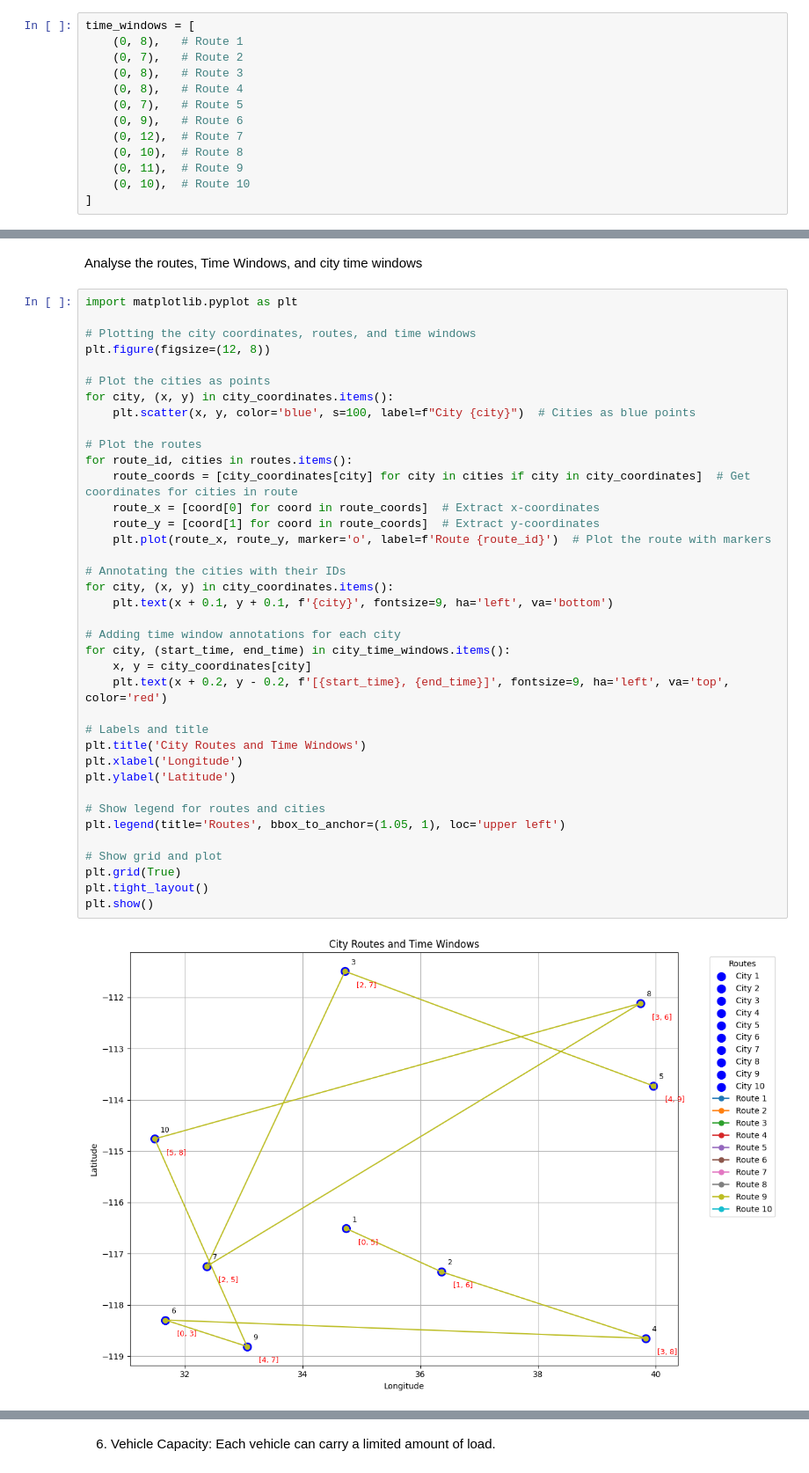
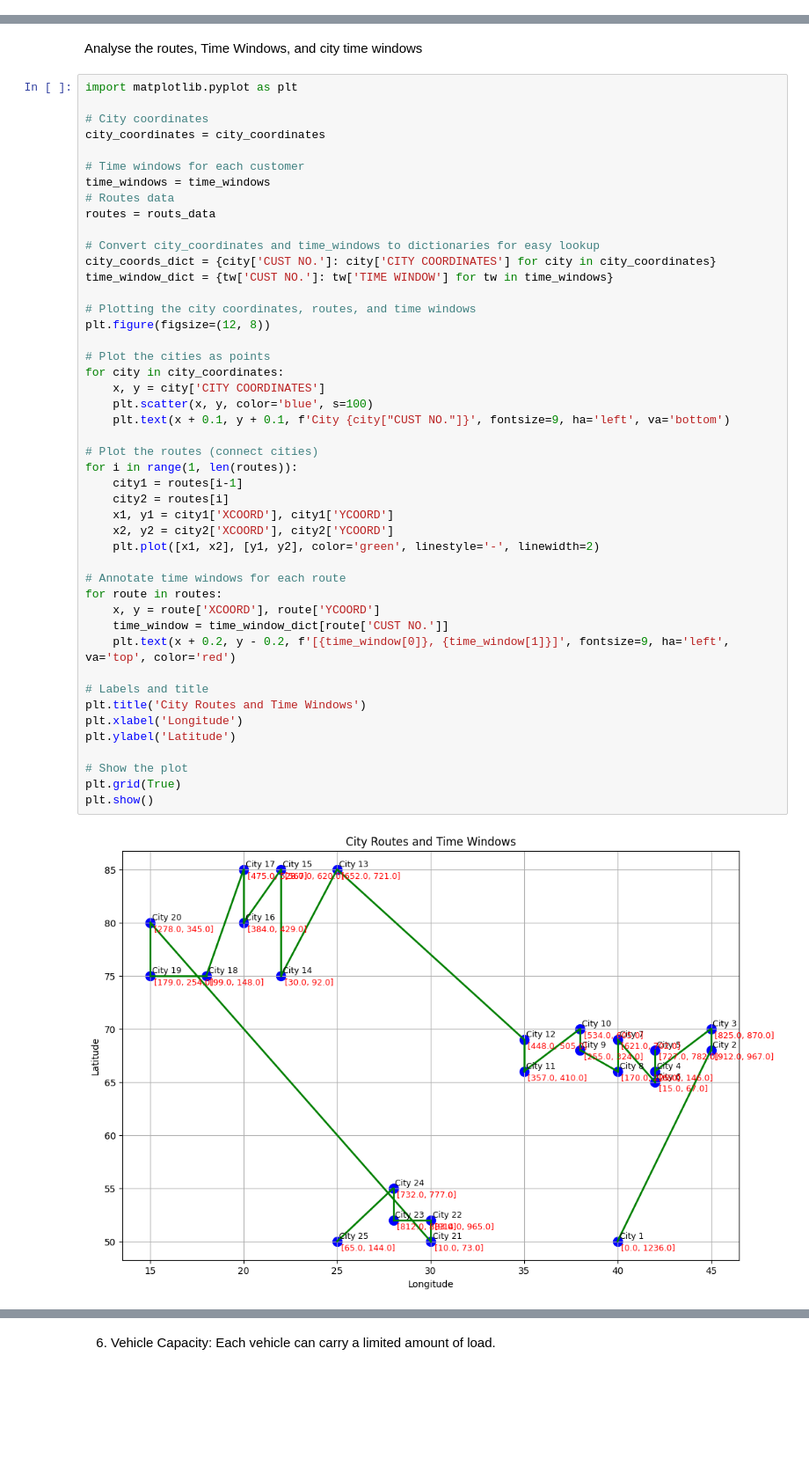
Before and after one commit to Harithelamin/ACIT4610-24H-G13, a Jupyter notebook: task-3.ipynb, the cells around one changed output, grey strips where cells are left out. Shown at 88% size. Drawn from its saved outputs; the diff is of its cells as text; blank space fills up the shorter version.

Commit message:
update task-3
1. Fix dataset issue
2. Fix time window
3. Fix distric matrix

```diff
--- a/task-3.ipynb
+++ b/task-3.ipynb
@@ -205,13 +329,0 @@ Route 10: Time window = 10 minutes
-# %%
-time_windows = [
-    (0, 8),   # Route 1
-    (0, 7),   # Route 2
-    (0, 8),   # Route 3
-    (0, 8),   # Route 4
-    (0, 7),   # Route 5
-    (0, 9),   # Route 6
-    (0, 12),  # Route 7
-    (0, 10),  # Route 8
-    (0, 11),  # Route 9
-    (0, 10),  # Route 10
-]
@@ -223,41 +331,49 @@ print(time_windows)
 Analyse the routes, Time Windows, and city time windows
 # %%
 import matplotlib.pyplot as plt
+
+# City coordinates
+city_coordinates = city_coordinates
+
+# Time windows for each customer
+time_windows = time_windows
+# Routes data
+routes = routs_data
+
+# Convert city_coordinates and time_windows to dictionaries for easy lookup
+city_coords_dict = {city['CUST NO.']: city['CITY COORDINATES'] for city in city_coordinates}
+time_window_dict = {tw['CUST NO.']: tw['TIME WINDOW'] for tw in time_windows}
 
 # Plotting the city coordinates, routes, and time windows
 plt.figure(figsize=(12, 8))
 
 # Plot the cities as points
-for city, (x, y) in city_coordinates.items():
-    plt.scatter(x, y, color='blue', s=100, label=f"City {city}")  # Cities as blue points
+for city in city_coordinates:
+    x, y = city['CITY COORDINATES']
+    plt.scatter(x, y, color='blue', s=100)
+    plt.text(x + 0.1, y + 0.1, f'City {city["CUST NO."]}', fontsize=9, ha='left', va='bottom')
 
-# Plot the routes
-for route_id, cities in routes.items():
-    route_coords = [city_coordinates[city] for city in cities if city in city_coordinates]  # Get coordinates for cities in route
-    route_x = [coord[0] for coord in route_coords]  # Extract x-coordinates
-    route_y = [coord[1] for coord in route_coords]  # Extract y-coordinates
-    plt.plot(route_x, route_y, marker='o', label=f'Route {route_id}')  # Plot the route with markers
+# Plot the routes (connect cities)
+for i in range(1, len(routes)):
+    city1 = routes[i-1]
+    city2 = routes[i]
+    x1, y1 = city1['XCOORD'], city1['YCOORD']
+    x2, y2 = city2['XCOORD'], city2['YCOORD']
+    plt.plot([x1, x2], [y1, y2], color='green', linestyle='-', linewidth=2)
 
-# Annotating the cities with their IDs
-for city, (x, y) in city_coordinates.items():
-    plt.text(x + 0.1, y + 0.1, f'{city}', fontsize=9, ha='left', va='bottom')
-
-# Adding time window annotations for each city
-for city, (start_time, end_time) in city_time_windows.items():
-    x, y = city_coordinates[city]
-    plt.text(x + 0.2, y - 0.2, f'[{start_time}, {end_time}]', fontsize=9, ha='left', va='top', color='red')
+# Annotate time windows for each route
+for route in routes:
+    x, y = route['XCOORD'], route['YCOORD']
+    time_window = time_window_dict[route['CUST NO.']]
+    plt.text(x + 0.2, y - 0.2, f'[{time_window[0]}, {time_window[1]}]', fontsize=9, ha='left', va='top', color='red')
 
 # Labels and title
 plt.title('City Routes and Time Windows')
 plt.xlabel('Longitude')
 plt.ylabel('Latitude')
 
-# Show legend for routes and cities
-plt.legend(title='Routes', bbox_to_anchor=(1.05, 1), loc='upper left')
-
-# Show grid and plot
+# Show the plot
 plt.grid(True)
-plt.tight_layout()
 plt.show()
 # %% [output]
-[figure, old version]
+[figure, new version]
```
Also changed, not shown: parts of 35 cells of this notebook, 3 other files.
